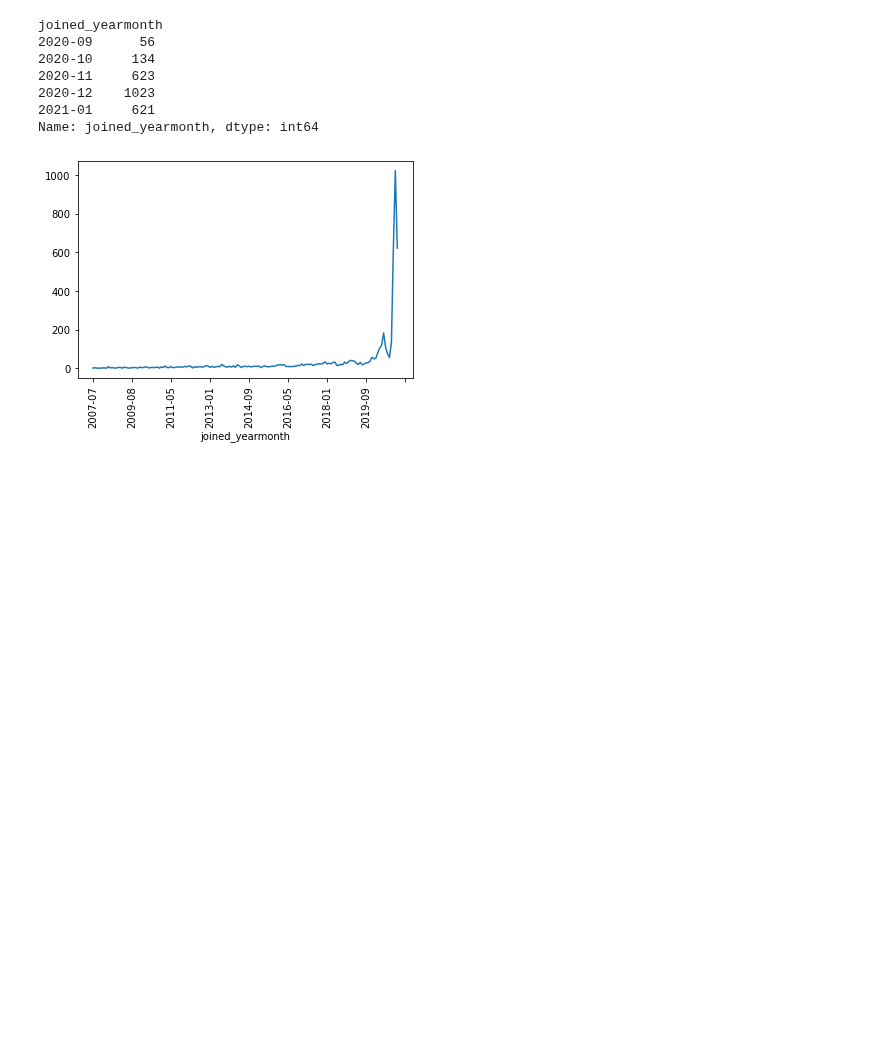
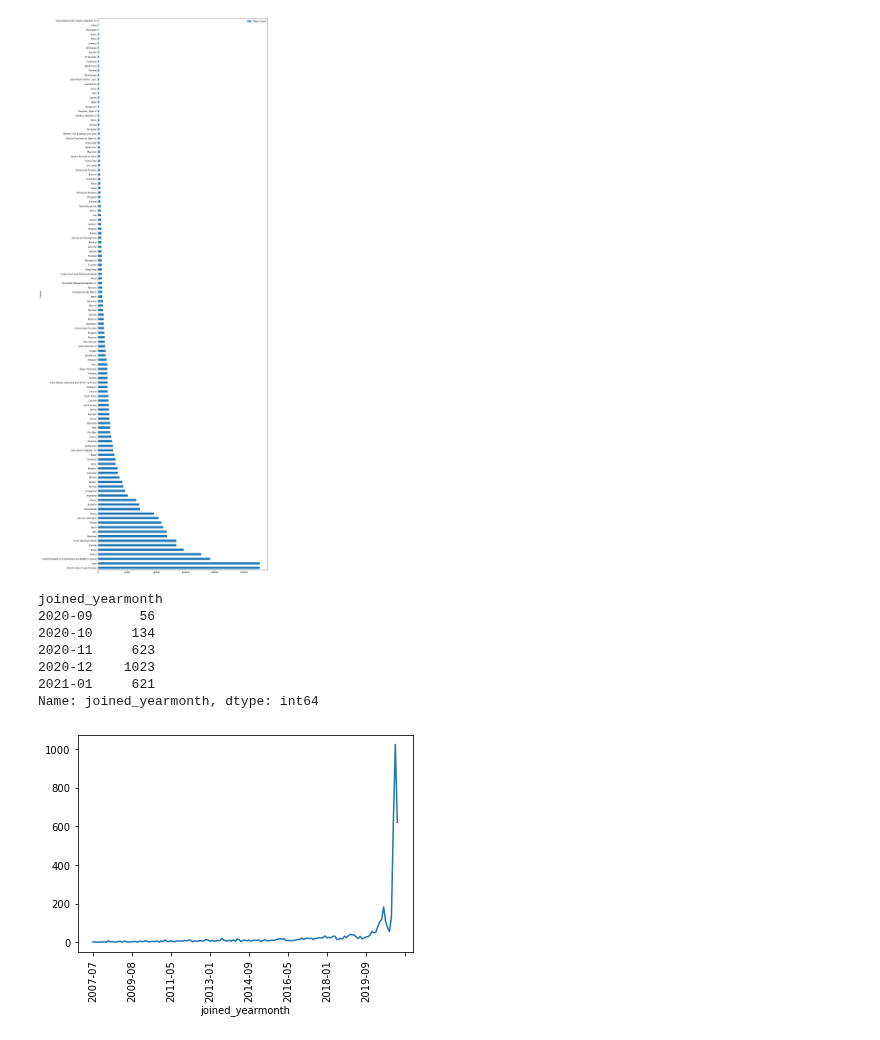
Before and after one commit to melissamonroe/who-plays-chess, a Jupyter notebook: ChessDetailsPy.ipynb, the cells around one changed output. Drawn from its saved outputs; the diff is of its cells as text; code cells hidden in the pictures; blank space fills up the shorter version.

Commit message:
adding country player count analysis

```diff
--- a/ChessDetailsPy.ipynb
+++ b/ChessDetailsPy.ipynb
@@ -53,5 +53,5 @@ country_player_count_df = pd.DataFrame({"Country": country_name,
 count_sorted = country_player_count_df.sort_values("Player Count", ascending=False)
 count_sorted_cleaned = count_sorted.loc[count_sorted["Player Count"] >= 1000]
 
-count_sorted = count_sorted.reset_index(drop=True)
-count_sorted
+count_sorted_cleaned = count_sorted_cleaned.reset_index(drop=True)
+count_sorted_cleaned
@@ -58,3 +74,8 @@ count_sorted
+# %%
+count_sorted_cleaned.plot.barh(x="Country", y="Player Count", rot=0, align='center', figsize=(15, 50))
+plt.show()
+# %% [output]
+[figure, added]
 # %%
 # get joined_yearmonth dataframe for player details file
 def get_joined_yearmonth_dataframe(output_data_player_details):
```
Also changed, not shown: parts of 2 cells of this notebook.
